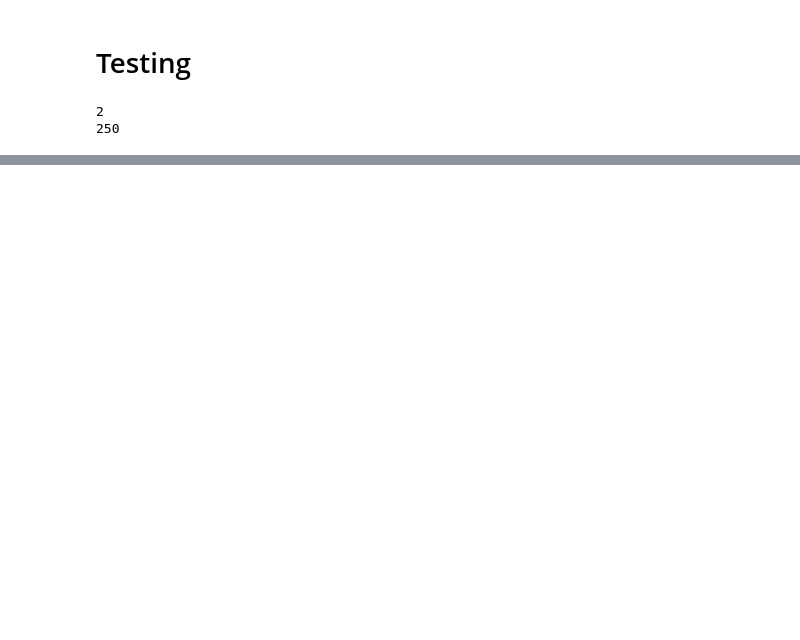
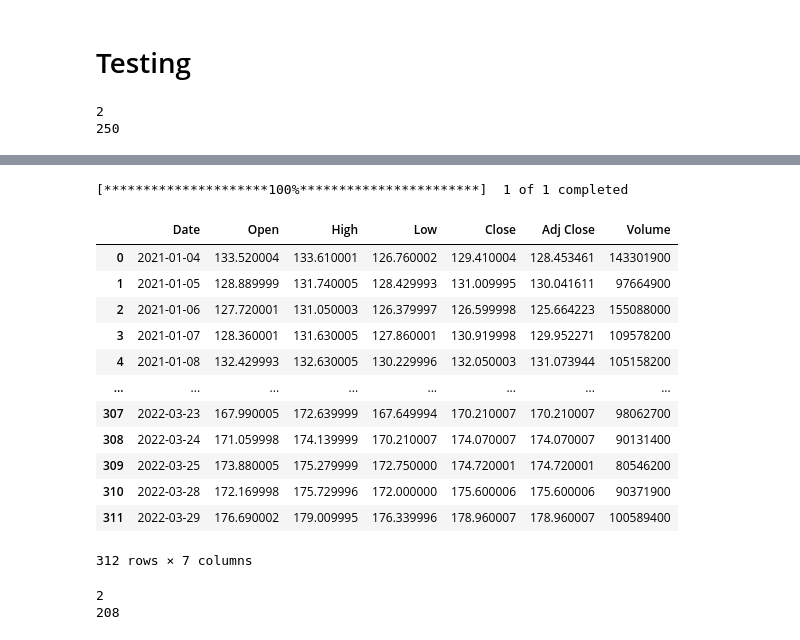
Before and after one commit to Arnajakk/BIA_Project, a Jupyter notebook: AAPL.ipynb, the cells around one changed output, grey strips where cells are left out. Saved outputs shown, nothing was run; the diff lists cells and outputs as text; code cells hidden in the pictures; blank space fills up the shorter version.

```diff
--- a/AAPL.ipynb
+++ b/AAPL.ipynb
@@ -441,0 +471,61 @@ plt.show()
+# %%
+from pandas_datareader import data as pdr
+
+import yfinance as yf
+yf.pdr_override() # <== that's all it takes :-)
+
+# download dataframe
+aapl = pdr.get_data_yahoo("AAPL", start=startDate, end=endDate)
+# %% [output]
+[*********************100%***********************]  1 of 1 completed
+# %%
+aapl= aapl.reset_index()
+aapl
+# %% [output]
+|  | Date | Open | High | Low | Close | Adj Close | Volume |
+| 0 | 2021-01-04 | 133.520004 | 133.610001 | 126.760002 | 129.410004 | 128.453461 | 143301900 |
+| 1 | 2021-01-05 | 128.889999 | 131.740005 | 128.429993 | 131.009995 | 130.041611 | 97664900 |
+| 2 | 2021-01-06 | 127.720001 | 131.050003 | 126.379997 | 126.599998 | 125.664223 | 155088000 |
+| 3 | 2021-01-07 | 128.360001 | 131.630005 | 127.860001 | 130.919998 | 129.952271 | 109578200 |
+| 4 | 2021-01-08 | 132.429993 | 132.630005 | 130.229996 | 132.050003 | 131.073944 | 105158200 |
+| ... | ... | ... | ... | ... | ... | ... | ... |
+| 307 | 2022-03-23 | 167.990005 | 172.639999 | 167.649994 | 170.210007 | 170.210007 | 98062700 |
+| 308 | 2022-03-24 | 171.059998 | 174.139999 | 170.210007 | 174.070007 | 174.070007 | 90131400 |
+| 309 | 2022-03-25 | 173.880005 | 175.279999 | 172.750000 | 174.720001 | 174.720001 | 80546200 |
+| 310 | 2022-03-28 | 172.169998 | 175.729996 | 172.000000 | 175.600006 | 175.600006 | 90371900 |
+| 311 | 2022-03-29 | 176.690002 | 179.009995 | 176.339996 | 178.960007 | 178.960007 | 100589400 |
+312 rows × 7 columns
+# %%
+df3 = aapl
+X = []
+Y = []
+window_size=100
+for i in range(1 , len(df3) - window_size -1 , 1):
+    first = df3.iloc[i,4]
+    temp = []
+    temp2 = []
+    for j in range(window_size):
+        temp.append((df3.iloc[i + j, 4] - first) / first)
+    # for j in range(week):
+    temp2.append((df3.iloc[i + window_size, 4] - first) / first)
+    # X.append(np.array(stock.iloc[i:i+window_size,4]).reshape(50,1))
+    # Y.append(np.array(stock.iloc[i+window_size,4]).reshape(1,1))
+    # print(stock2.iloc[i:i+window_size,4])
+    X.append(np.array(temp).reshape(100, 1))
+    Y.append(np.array(temp2).reshape(1, 1))
+
+x_train, x_test, y_train, y_test = train_test_split(X, Y, test_size=0.99, shuffle=False)
+
+train_X = np.array(x_train)
+test_X = np.array(x_test)
+train_Y = np.array(y_train)
+test_Y = np.array(y_test)
+
+train_X = train_X.reshape(train_X.shape[0],1,100,1)
+test_X = test_X.reshape(test_X.shape[0],1,100,1)
+
+print(len(train_X))
+print(len(test_X))
+# %% [output]
+2
+208
```
Also changed, not shown: parts of 17 cells of this notebook.
